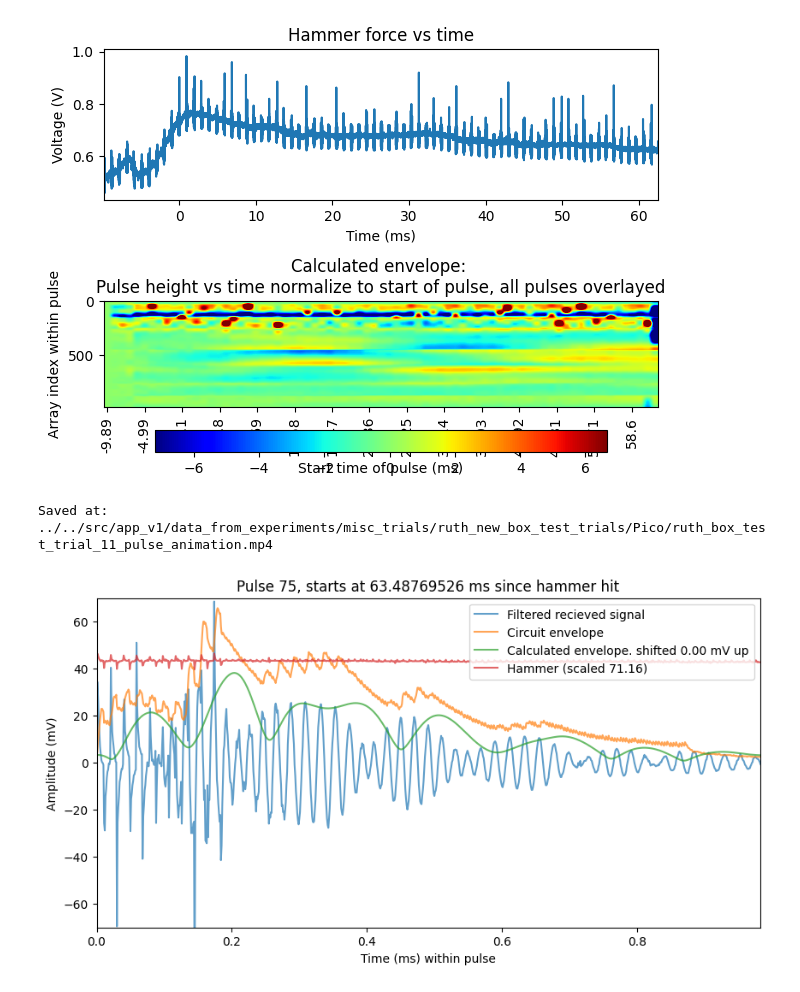
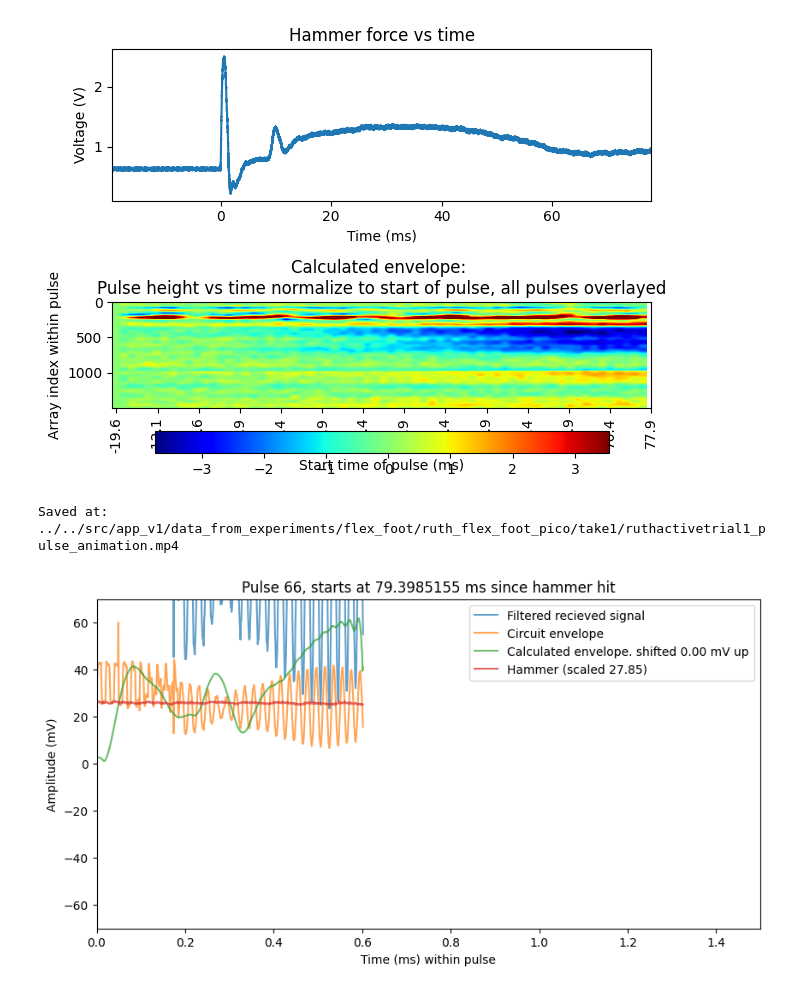
Before and after one commit to happyRainDrop/SmartHammer, a Jupyter notebook: src/data_analysis_jupyter/analyze_Pico_data.ipynb, the cells around one changed output. Cells and saved outputs as stored; diff of their text form; code cells hidden in the pictures.

```diff
--- a/src/data_analysis_jupyter/analyze_Pico_data.ipynb
+++ b/src/data_analysis_jupyter/analyze_Pico_data.ipynb
@@ -33,7 +33,7 @@ def savgol_filter_func(data, window_length, polyorder):
 # Test waveform, Ruth local
 # "C:/Users/tealw/Documents/Waveforms/test.csv"
 
-file_name = "../../src/app_v1/data_from_experiments/misc_trials/ruth_new_box_test_trials/Pico/ruth_box_test_trial_11.csv"
+file_name = "../../src/app_v1/data_from_experiments/flex_foot/ruth_flex_foot_pico/take1/ruthactivetrial1.csv"
 is_csv = True
 
 all_csv_data, active_csv_data, passive_csv_data = [], [], []
@@ -52,10 +52,10 @@ Flex foot take 1 order: times, calf cuff, hammer, square pulse
 New test setup order (8/21/24): times, calf cuff, circuit envelope, hammer, sqaure pulse
 '''
 csv_times = all_csv_data[:,0]
-csv_square_pulses = all_csv_data[:,4]
+csv_square_pulses = all_csv_data[:,3]
 csv_recieved_pulses = all_csv_data[:,1]
-csv_circuit_envelope =  all_csv_data[:,2]
-csv_hammer = all_csv_data[:,3]
+csv_circuit_envelope =  all_csv_data[:,1]
+csv_hammer = all_csv_data[:,2]
 
 plt.figure()
 plt.subplot(4,1,1)
@@ -901,15 +901,15 @@ plt.subplots_adjust(hspace = 0.5)
 plt.colorbar(orientation='horizontal')
 plt.tight_layout()
 # %% [output]
-[figure, old version]
+[figure, new version]
 # %%
 from matplotlib.animation import FuncAnimation, PillowWriter, FFMpegWriter
 save_as_mp4 = True # Saves as GIF when this is false. You need ffmeg installed to save as mp4.
 plot_circuit_envelope = True
 plot_calculated_envelope = True
 plot_hammer = True
-min_y_axis = -70#min(filtered_recieved_pulses)-1
-max_y_axis = 70#max(filtered_recieved_pulses)+1
+min_y_axis = min(filtered_recieved_pulses)-1
+max_y_axis = max(filtered_recieved_pulses)+1
 scale_circuit_envelope = max_y_axis*1.0/max(csv_circuit_envelope)
 scale_hammer = max_y_axis*1.0/max(csv_hammer)
 
@@ -918,32 +918,32 @@ shift_calc_env_up = 0 #np.average(filtered_recieved_pulses) - np.average(calcula
 
 def update(frame):
     plt.cla()  # Clear the current axes
     plt.plot(times_reshaped[frame] - times_reshaped[frame][0], recieved_pulses_reshaped[frame], label=f'Filtered recieved signal', alpha=0.7)
     if (plot_circuit_envelope):
         plt.plot(times_reshaped[frame] - times_reshaped[frame][0], circuit_envelope_reshaped[frame]*scale_circuit_envelope, label=f'Circuit envelope', alpha=0.7)
     if (plot_calculated_envelope):
         plt.plot(times_reshaped[frame] - times_reshaped[frame][0], calculated_envelope_reshaped[frame]+shift_calc_env_up, label=f'Calculated envelope. shifted {shift_calc_env_up:.2f} mV up', alpha=0.7)
     if (plot_hammer):
         plt.plot(times_reshaped[frame] - times_reshaped[frame][0], hammer_signal_reshaped[frame]*scale_hammer, label=f'Hammer (scaled {scale_hammer:.2f})', alpha=0.7)
     if (compare_contraction):
         plt.plot(active_times_reshaped[frame] - active_times_reshaped[frame][0], active_recieved_pulses_reshaped[frame]+shift_active_up, label=f'Active contraction pulse, shifted {shift_active_up:.2f} mV up', alpha=0.3)
     plt.legend(loc='upper right')
     plt.xlim(0, times_reshaped[0][-1] - times_reshaped[0][0])
     plt.ylim(min_y_axis, max_y_axis)
     plt.title(f'Pulse {frame}, starts at {times_reshaped[frame][0]} ms since hammer hit')
     plt.xlabel('Time (ms) within pulse')
     plt.ylabel('Amplitude (mV)')
 
 fig, ax = plt.subplots(figsize=(10, 5))
 ani = FuncAnimation(fig, update, frames=NUM_PULSES, repeat=False)
 
 # Save as GIF
 extension = ".mp4" if save_as_mp4 else ".gif"
 save_place = file_folder_name + "/" + specific_file_name + '_pulse_animation' + extension
 writer = FFMpegWriter(fps=10, metadata=dict(artist='Me'), bitrate=1800) if save_as_mp4 else PillowWriter(fps=10)
 ani.save(save_place, writer)
 print(f"Saved at: {save_place}")
 plt.show()
 # %% [output]
-Saved at: ../../src/app_v1/data_from_experiments/misc_trials/ruth_new_box_test_trials/Pico/ruth_box_test_trial_11_pulse_animation.mp4
+Saved at: ../../src/app_v1/data_from_experiments/flex_foot/ruth_flex_foot_pico/take1/ruthactivetrial1_pulse_animation.mp4
-[figure, old version]
+[figure, new version]
```
Also changed, not shown: parts of 16 cells of this notebook, 4 other files.
